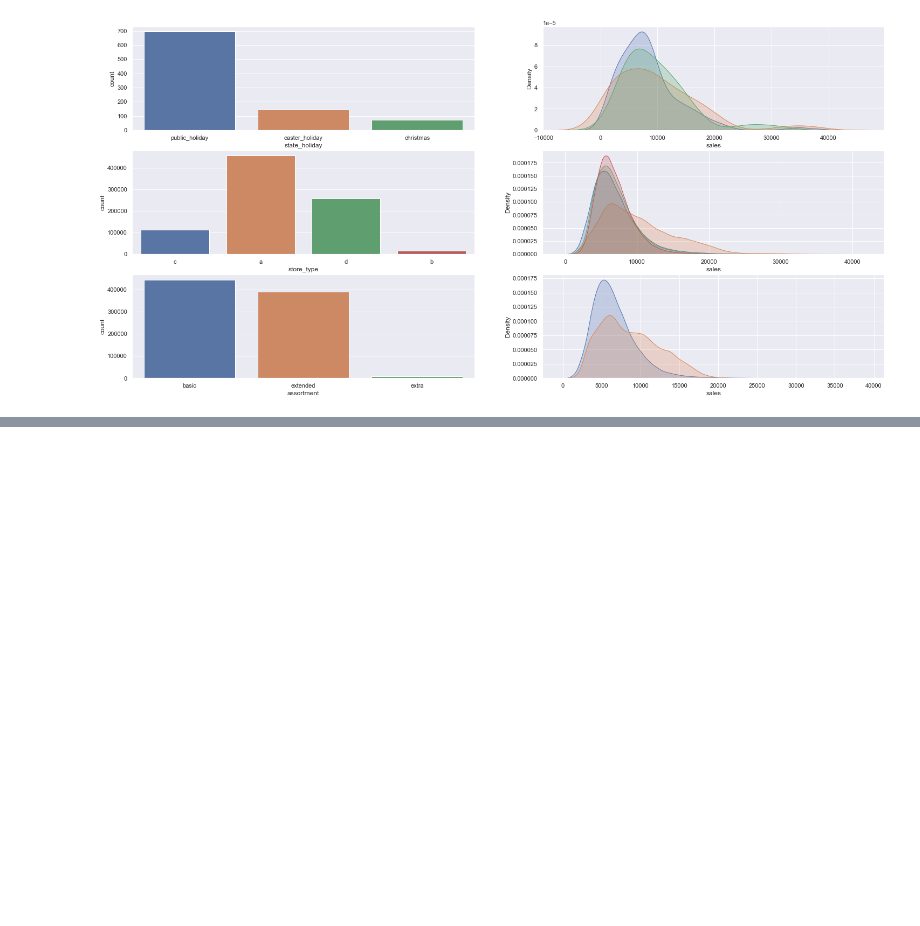
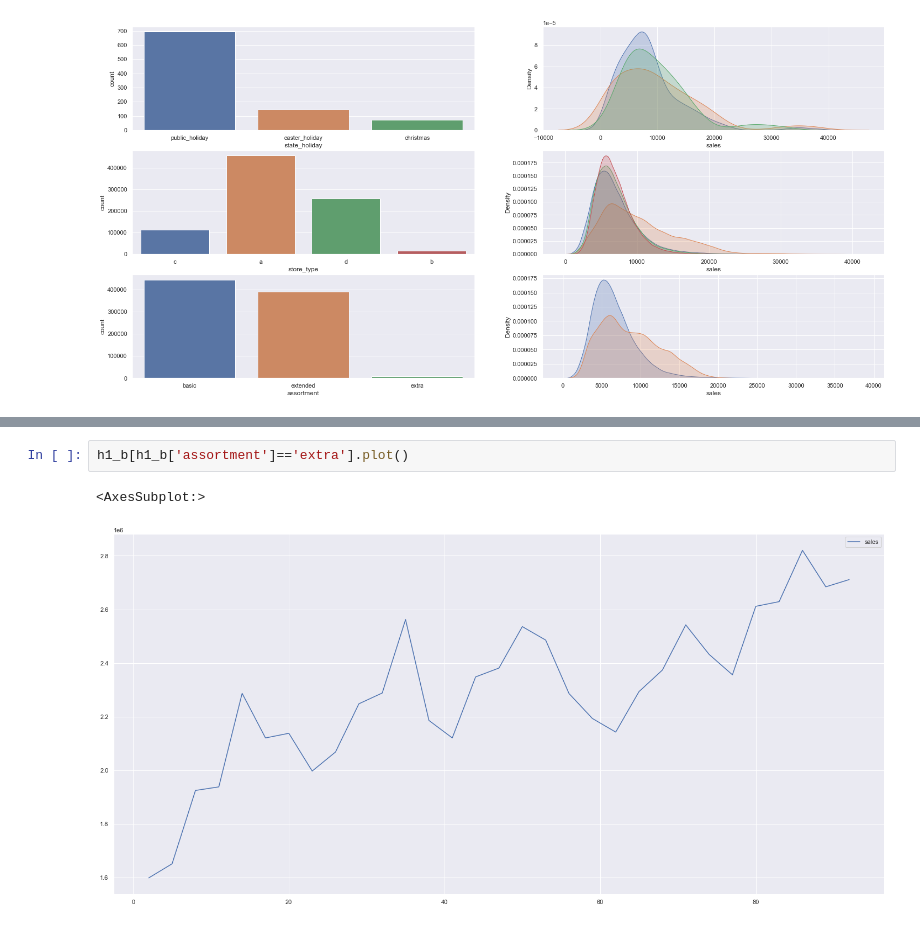
Before and after one commit to lavinomenezes/Ds_em_producao, a Jupyter notebook: Ds_em_producao_03_exploratory_data_analysis.ipynb, the cells around one changed output, grey strips where cells are left out. Drawn from its saved outputs; the diff is of its cells as text; blank space fills up the shorter version.

```diff
--- a/Ds_em_producao_03_exploratory_data_analysis.ipynb
+++ b/Ds_em_producao_03_exploratory_data_analysis.ipynb
@@ -137,0 +137,5 @@ aux =df4[df4['assortment']=='extended']['sales']
+# %%
+h1_b[h1_b['assortment']=='extra'].plot()
+# %% [output]
+<AxesSubplot:>
+[figure, added]
```
Also changed, not shown: parts of 13 cells of this notebook.
